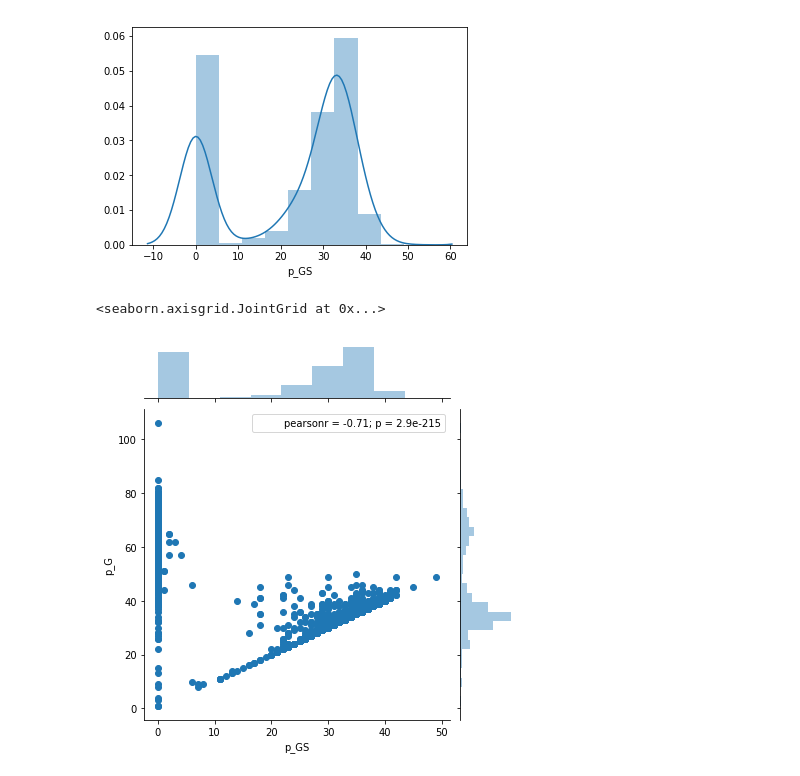
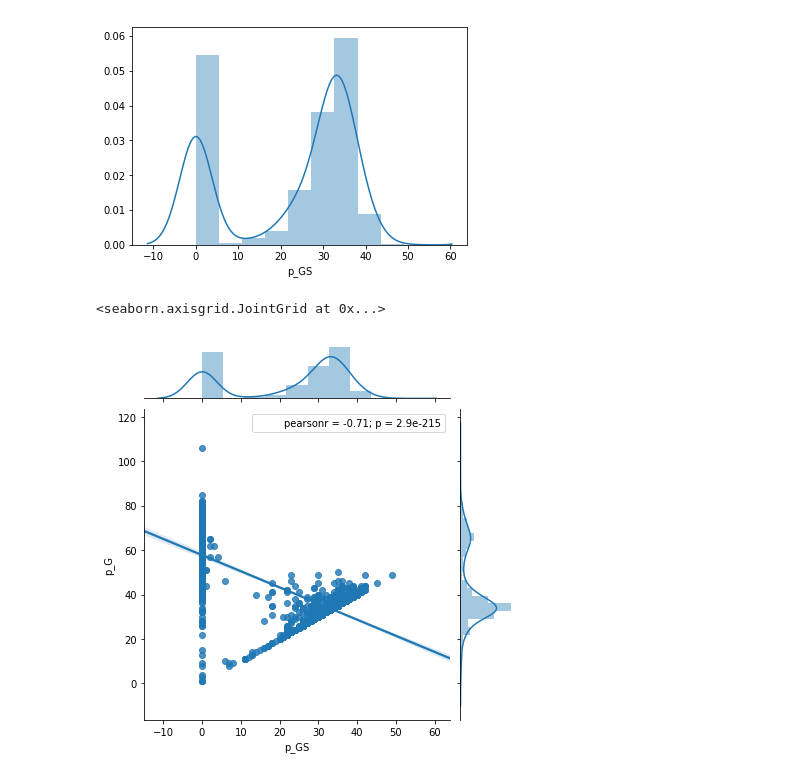
Before and after one commit to fagan2888/Baseball-Hall-of-Fame, a Jupyter notebook: pitchers_notebook.ipynb, the cells around one changed output. Cells and saved outputs as stored; diff of their text form; code cells hidden in the pictures.

```diff
--- a/pitchers_notebook.ipynb
+++ b/pitchers_notebook.ipynb
@@ -82,11 +215,7 @@ Calculate FIP then Plot FIP vs ERA
 
 Fielding Independent Pitching converts a pitcher's three true outcomes into an earned run average-like number. The formula is (13*HR+3*(HBP+BB)-2*K)/IP, plus a constant (usually around 3.2) to put it on the same scale as earned run average.
 # %%
-df["p_fip"] = (13 * df["p_HR"] + 3 (df["p_HBP"] + df["p_BB"]) - 2 * df["p_SO"]) / (df["p_IPouts"] / 3)
+df["fip"] = (13 * df["p_HR"] + 3 * (df["p_HBP"] + df["p_BB"]) - 2 * df["p_SO"]) / (df["p_IPouts"] / 3) + 3.2
 
-
-
-
-
-# df['My new column'] = 'default value'
+df["fip"].head()
 # %% [output]
@@ -96,5 +230,6 @@ WHIP vs ERA?
 
 WHIP=(BB+H)/IP
 # %%
-df["p_whip"] = (df["p_BB"] + df["p_H"])/(["p_IPouts"]/3)
+df["whip"] = (df["p_BB"] + df["p_H"]) / (df["p_IPouts"] / 3)
+df["whip"].head()
 # %% [output]
@@ -111,0 +251,4 @@ Babip Formula (H - HR)/(AB - HR - K + SF).
+# %%
+df["gameScore"] = 50 + df["p_SO"] + (df["p_IPouts"] * 2) - (df["p_H"] * 2) - (df["p_R"] * 3) - (df["p_HR"] * 4)
+
+df["gameScore"].head()
@@ -111,0 +269,3 @@ Babip Formula (H - HR)/(AB - HR - K + SF).
+# %%
+df["BABIP"] = (df["p_H"] - df["p_HR"]) / (df["p_BFP"] - df["p_HR"] - df["p_SO"] + (df["p_SH"] + df["p_SF"]))
+df["BABIP"].head()
@@ -120,13 +307,13 @@ sns.distplot(df['p_GS'].dropna())
 <matplotlib.axes._subplots.AxesSubplot at 0x...>
 [figure]
 # %%
-sns.jointplot(x="p_GS", y="p_G", data=df)
+sns.jointplot(x="p_GS", y="p_G", data=df, kind = 'reg')
 
 # Games vs Gamse started
 #Cut out relievers by saying "everyone over X amount of starts" (15?)
 # What does this achieve? It shows us the amount of pitchers that are "Allstars" as Career starting pitchers.
 #are there many pitchers who succeed as Starting Pitcher and Relief Pitcher?
 # %% [output]
 <seaborn.axisgrid.JointGrid at 0x...>
-[figure, old version]
+[figure, new version]
 # %%
```
Also changed, not shown: parts of 42 cells of this notebook.
